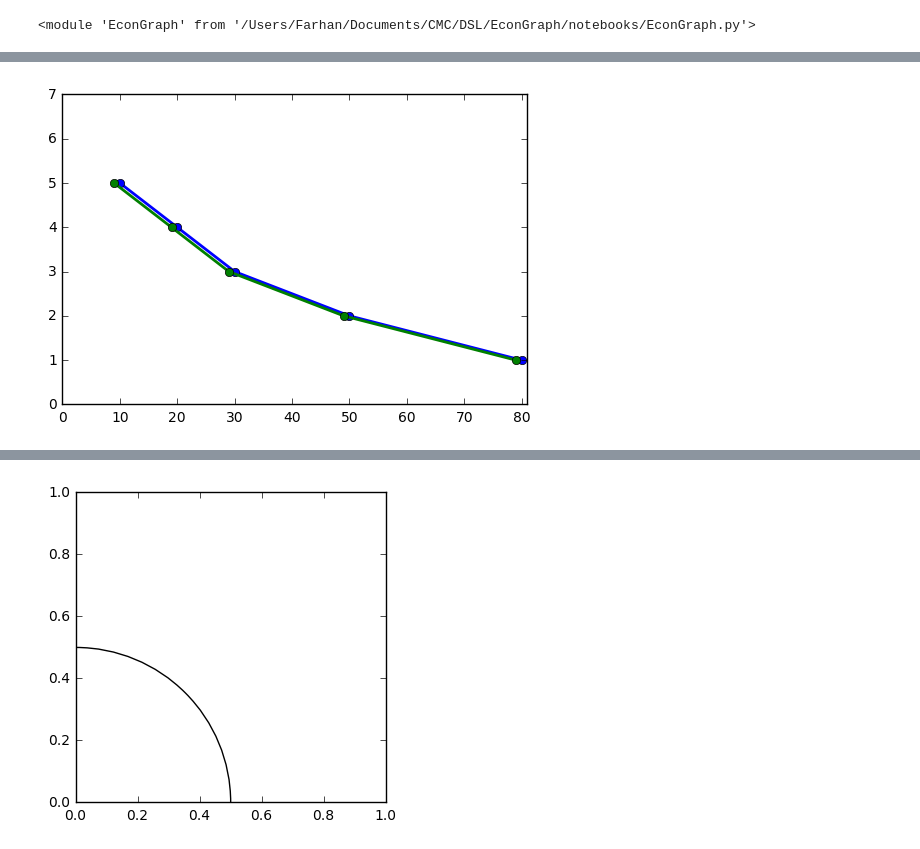
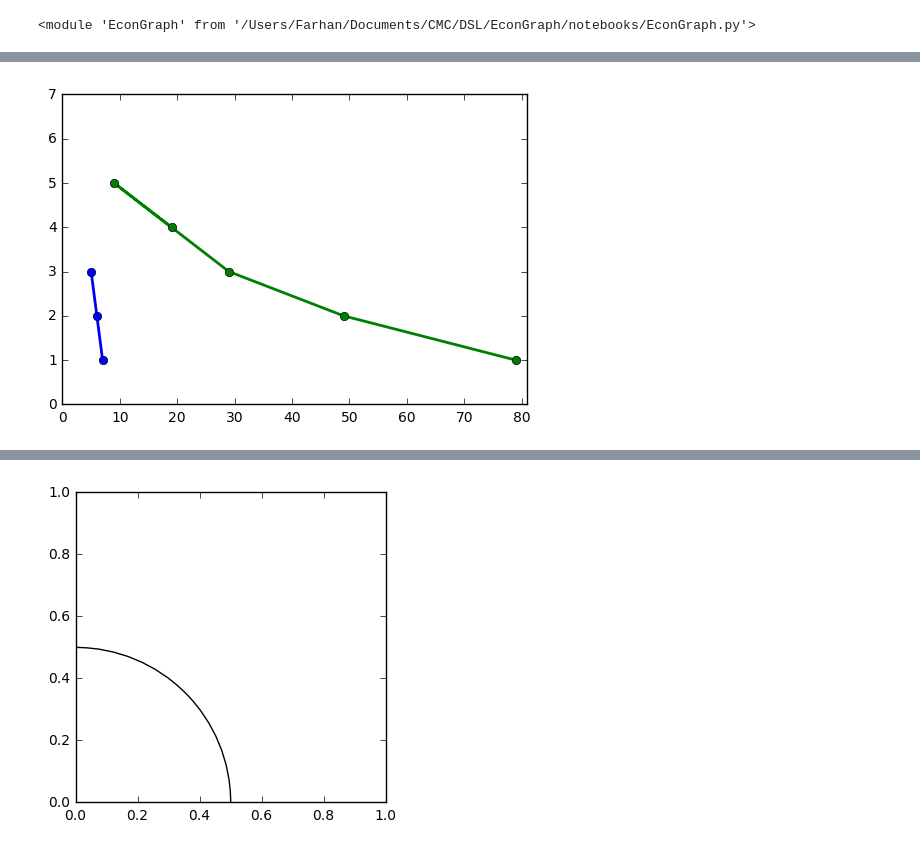
Before and after one commit to farhanatt/EconGraph, a Jupyter notebook: notebooks/Test.ipynb, the cells around one changed output, grey strips where cells are left out. Cells and saved outputs as stored; diff of their text form; code cells hidden in the pictures.

```diff
--- a/notebooks/Test.ipynb
+++ b/notebooks/Test.ipynb
@@ -54,8 +59,8 @@ DemandCurve().show()
 # %%
-Schedule([(10, 5), (20, 4), (30, 3), (50, 2), (80,1)]).show()
-Schedule([(9, 5), (19, 4), (29, 3), (49, 2), (79,1)]).show()
+Schedule([(5, 3),(6, 2),(7, 1)]).show()
+Schedule([(19, 4),(9, 5), (29, 3), (49, 2), (79,1)]).show()
 # %% [output]
-[figure, old version]
+[figure, new version]
 # %%
 DemandCurve().increase().slope("up").show()
 # %% [output]
```
Also changed, not shown: parts of 26 cells of this notebook, 1 other file.
